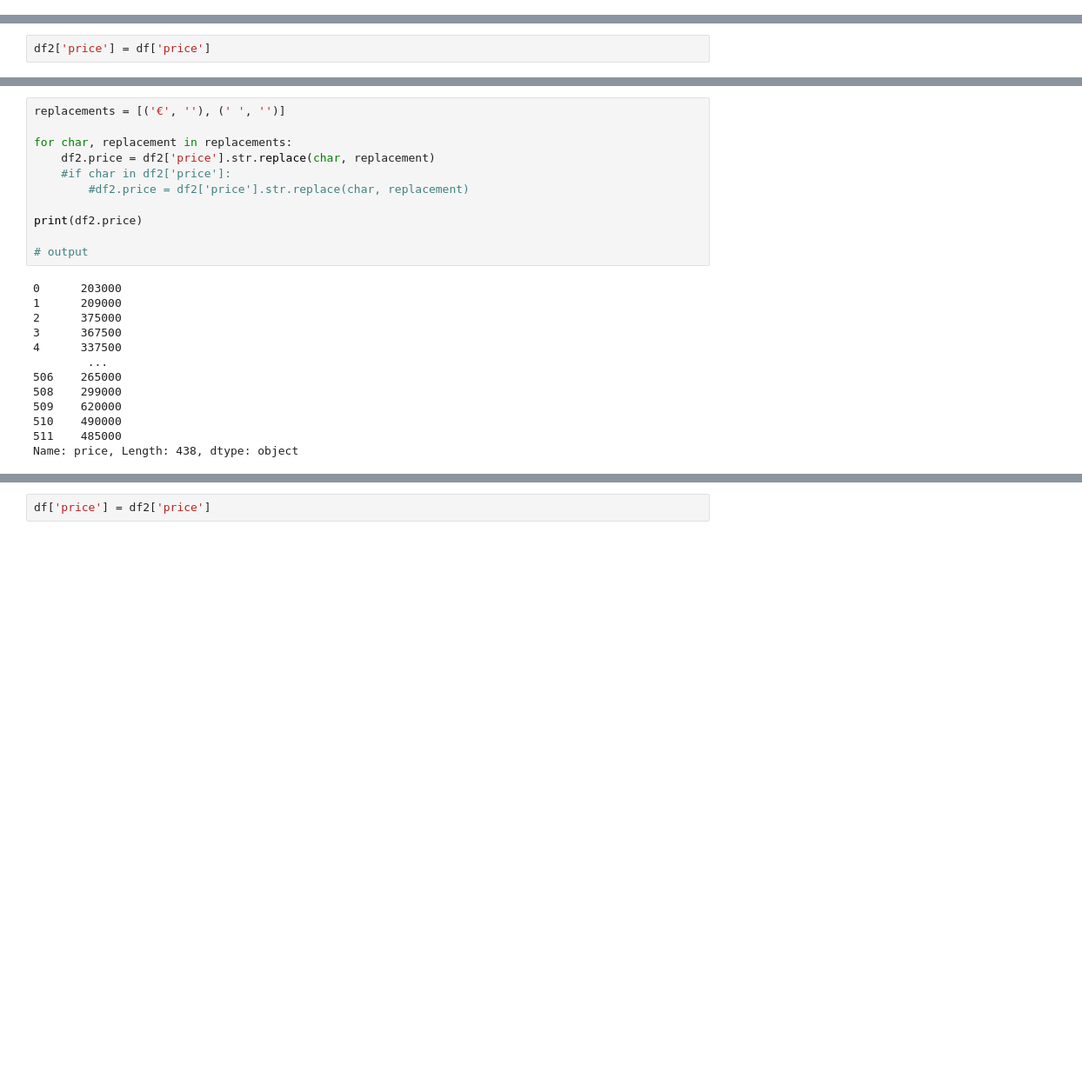
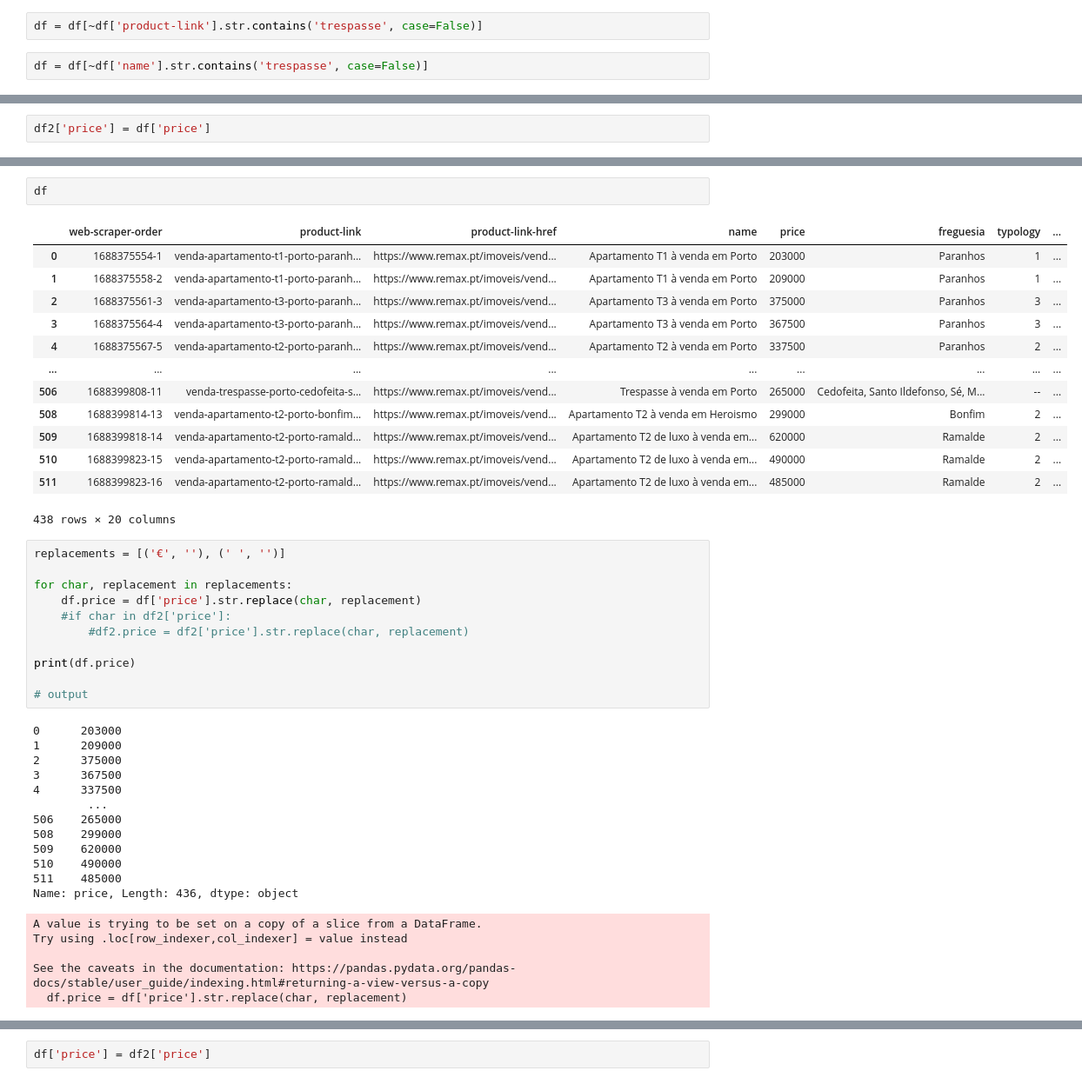
Before and after one commit to ManJ-PC/HousePricing, a Jupyter notebook: imovirtual.ipynb, the cells around one changed output, grey strips where cells are left out. Shown at 87% size. Drawn from its saved outputs; the diff is of its cells as text; blank space fills up the shorter version.

```diff
--- a/imovirtual.ipynb
+++ b/imovirtual.ipynb
@@ -565,0 +586,4 @@ df = df[~df['name'].str.contains('armazém', case=False)]
+# %%
+df = df[~df['product-link'].str.contains('trespasse', case=False)]
+# %%
+df = df[~df['name'].str.contains('trespasse', case=False)]
@@ -1126,12 +1139,28 @@ df
+# %%
+df
+# %% [output]
+|  | web-scraper-order | product-link | product-link-href | name | price | freguesia | typology | ... |
+| 0 | 1688375554-1 | venda-apartamento-t1-porto-paranh... | https://www.remax.pt/imoveis/vend... | Apartamento T1 à venda em Porto | 203000 | Paranhos | 1 | ... |
+| 1 | 1688375558-2 | venda-apartamento-t1-porto-paranh... | https://www.remax.pt/imoveis/vend... | Apartamento T1 à venda em Porto | 209000 | Paranhos | 1 | ... |
+| 2 | 1688375561-3 | venda-apartamento-t3-porto-paranh... | https://www.remax.pt/imoveis/vend... | Apartamento T3 à venda em Porto | 375000 | Paranhos | 3 | ... |
+| 3 | 1688375564-4 | venda-apartamento-t3-porto-paranh... | https://www.remax.pt/imoveis/vend... | Apartamento T3 à venda em Porto | 367500 | Paranhos | 3 | ... |
+| 4 | 1688375567-5 | venda-apartamento-t2-porto-paranh... | https://www.remax.pt/imoveis/vend... | Apartamento T2 à venda em Porto | 337500 | Paranhos | 2 | ... |
+| ... | ... | ... | ... | ... | ... | ... | ... | ... |
+| 506 | 1688399808-11 | venda-trespasse-porto-cedofeita-s... | https://www.remax.pt/imoveis/vend... | Trespasse à venda em Porto | 265000 | Cedofeita, Santo Ildefonso, Sé, M... | -- | ... |
+| 508 | 1688399814-13 | venda-apartamento-t2-porto-bonfim... | https://www.remax.pt/imoveis/vend... | Apartamento T2 à venda em Heroismo | 299000 | Bonfim | 2 | ... |
+| 509 | 1688399818-14 | venda-apartamento-t2-porto-ramald... | https://www.remax.pt/imoveis/vend... | Apartamento T2 de luxo à venda em... | 620000 | Ramalde | 2 | ... |
+| 510 | 1688399823-15 | venda-apartamento-t2-porto-ramald... | https://www.remax.pt/imoveis/vend... | Apartamento T2 de luxo à venda em... | 490000 | Ramalde | 2 | ... |
+| 511 | 1688399823-16 | venda-apartamento-t2-porto-ramald... | https://www.remax.pt/imoveis/vend... | Apartamento T2 de luxo à venda em... | 485000 | Ramalde | 2 | ... |
+438 rows × 20 columns
 # %%
 replacements = [('€', ''), (' ', '')]
 
 for char, replacement in replacements:
-    df2.price = df2['price'].str.replace(char, replacement)
+    df.price = df['price'].str.replace(char, replacement)
     #if char in df2['price']:
         #df2.price = df2['price'].str.replace(char, replacement)
 
-print(df2.price)
+print(df.price)
 
 # output
 # %% [output]
@@ -1146,7 +1175,12 @@ print(df2.price)
 509    620000
 510    490000
 511    485000
-Name: price, Length: 438, dtype: object
+Name: price, Length: 436, dtype: object
+A value is trying to be set on a copy of a slice from a DataFrame.
+Try using .loc[row_indexer,col_indexer] = value instead
+
+See the caveats in the documentation: https://pandas.pydata.org/pandas-docs/stable/user_guide/indexing.html#returning-a-view-versus-a-copy
+  df.price = df['price'].str.replace(char, replacement)
 # %%
 # antes
 df['price']
```
Also changed, not shown: parts of 19 cells of this notebook.
